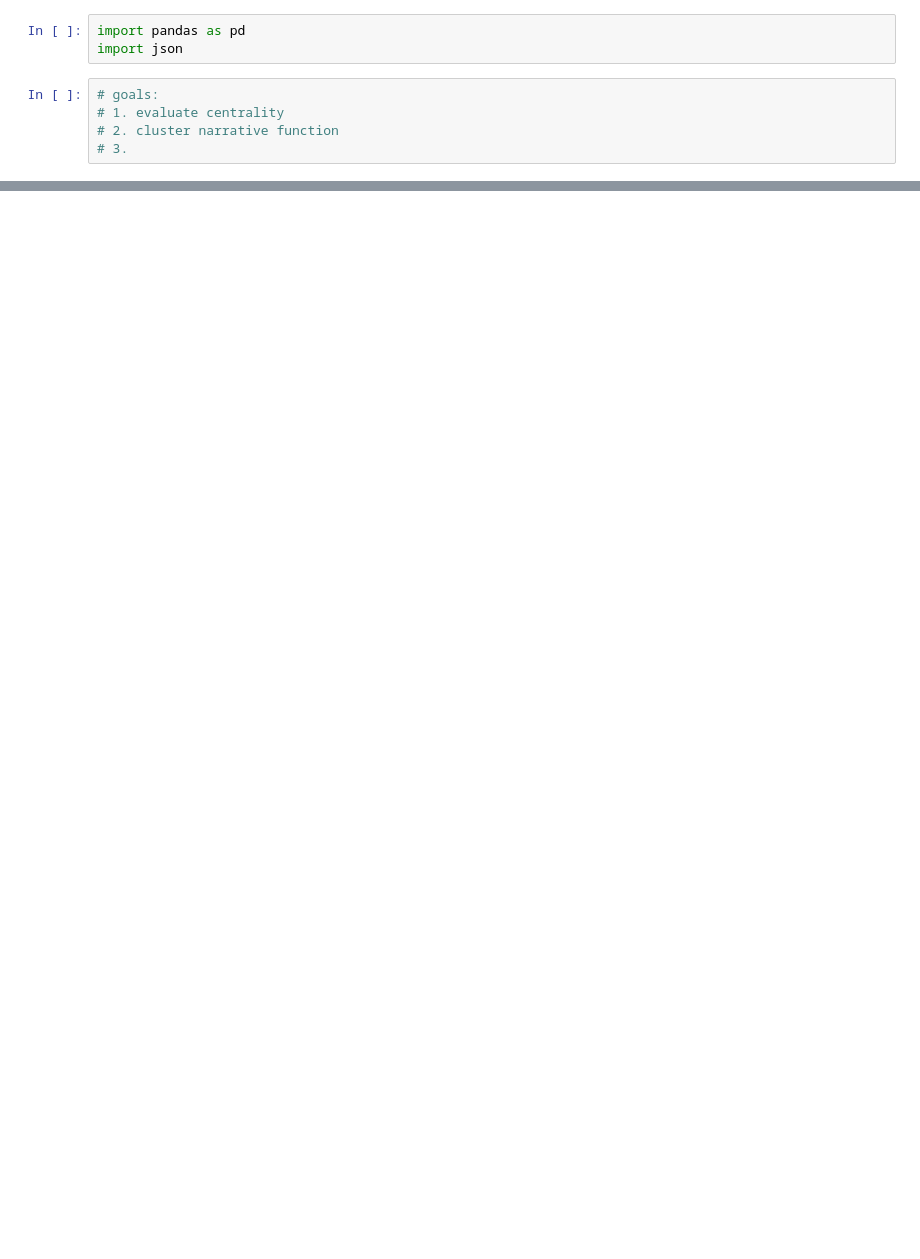
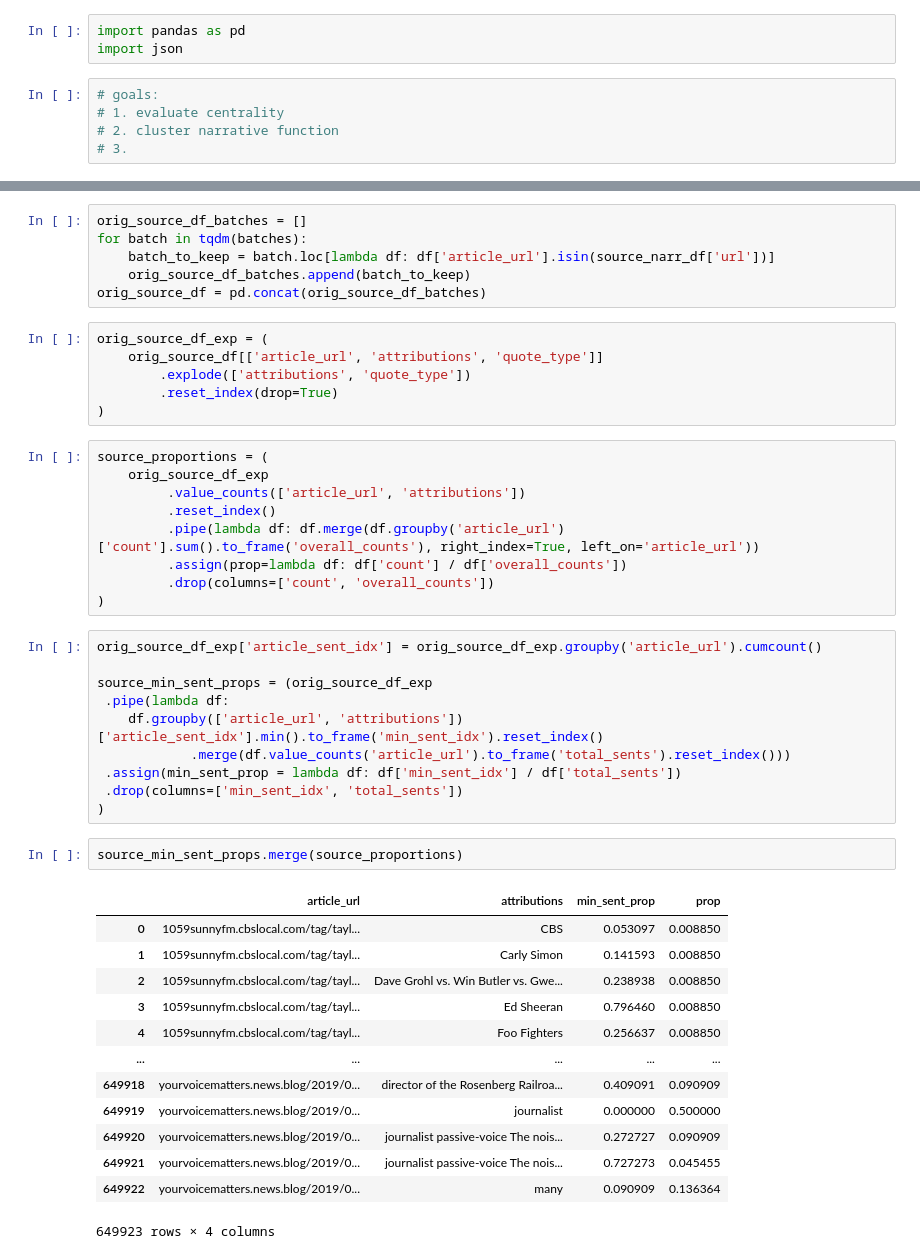
Before and after one commit to Yiqinh/conditional-information-retrieval, a Jupyter notebook: notebooks/2024-09-10__explore-narrative-function.ipynb, the cells around one changed output, grey strips where cells are left out. Saved outputs shown, nothing was run; the diff lists cells and outputs as text; blank space fills up the shorter version.

```diff
--- a/notebooks/2024-09-10__explore-narrative-function.ipynb
+++ b/notebooks/2024-09-10__explore-narrative-function.ipynb
@@ -16,0 +46,47 @@ source_df = pd.concat([
+# %%
+orig_source_df_batches = []
+for batch in tqdm(batches):
+    batch_to_keep = batch.loc[lambda df: df['article_url'].isin(source_narr_df['url'])]
+    orig_source_df_batches.append(batch_to_keep)
+orig_source_df = pd.concat(orig_source_df_batches)
+# %%
+orig_source_df_exp = (
+    orig_source_df[['article_url', 'attributions', 'quote_type']]
+        .explode(['attributions', 'quote_type'])
+        .reset_index(drop=True)
+)
+# %%
+source_proportions = (
+    orig_source_df_exp
+         .value_counts(['article_url', 'attributions'])
+         .reset_index()
+         .pipe(lambda df: df.merge(df.groupby('article_url')['count'].sum().to_frame('overall_counts'), right_index=True, left_on='article_url'))
+         .assign(prop=lambda df: df['count'] / df['overall_counts'])
+         .drop(columns=['count', 'overall_counts'])
+)
+# %%
+orig_source_df_exp['article_sent_idx'] = orig_source_df_exp.groupby('article_url').cumcount()
+
+source_min_sent_props = (orig_source_df_exp
+ .pipe(lambda df:
+    df.groupby(['article_url', 'attributions'])['article_sent_idx'].min().to_frame('min_sent_idx').reset_index()
+            .merge(df.value_counts('article_url').to_frame('total_sents').reset_index()))
+ .assign(min_sent_prop = lambda df: df['min_sent_idx'] / df['total_sents'])
+ .drop(columns=['min_sent_idx', 'total_sents'])
+)
+# %%
+source_min_sent_props.merge(source_proportions)
+# %% [output]
+|  | article_url | attributions | min_sent_prop | prop |
+| 0 | 1059sunnyfm.cbslocal.com/tag/tayl... | CBS | 0.053097 | 0.008850 |
+| 1 | 1059sunnyfm.cbslocal.com/tag/tayl... | Carly Simon | 0.141593 | 0.008850 |
+| 2 | 1059sunnyfm.cbslocal.com/tag/tayl... | Dave Grohl vs. Win Butler vs. Gwe... | 0.238938 | 0.008850 |
+| 3 | 1059sunnyfm.cbslocal.com/tag/tayl... | Ed Sheeran | 0.796460 | 0.008850 |
+| 4 | 1059sunnyfm.cbslocal.com/tag/tayl... | Foo Fighters | 0.256637 | 0.008850 |
+| ... | ... | ... | ... | ... |
+| 649918 | yourvoicematters.news.blog/2019/0... | director of the Rosenberg Railroa... | 0.409091 | 0.090909 |
+| 649919 | yourvoicematters.news.blog/2019/0... | journalist | 0.000000 | 0.500000 |
+| 649920 | yourvoicematters.news.blog/2019/0... | journalist passive-voice The nois... | 0.272727 | 0.090909 |
+| 649921 | yourvoicematters.news.blog/2019/0... | journalist passive-voice The nois... | 0.727273 | 0.045455 |
+| 649922 | yourvoicematters.news.blog/2019/0... | many | 0.090909 | 0.136364 |
+649923 rows × 4 columns
```
Also changed, not shown: parts of 13 cells of this notebook, 7 other files.
